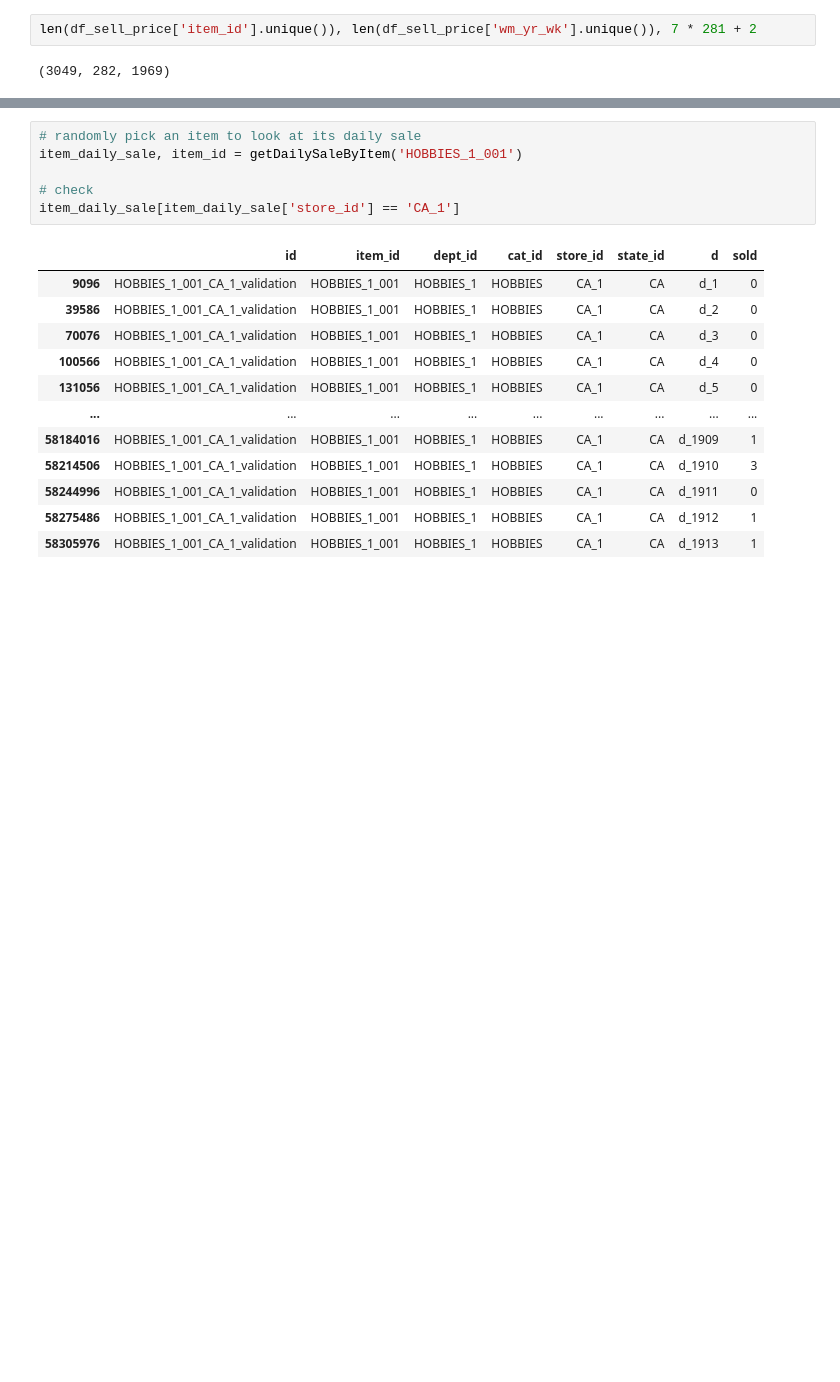
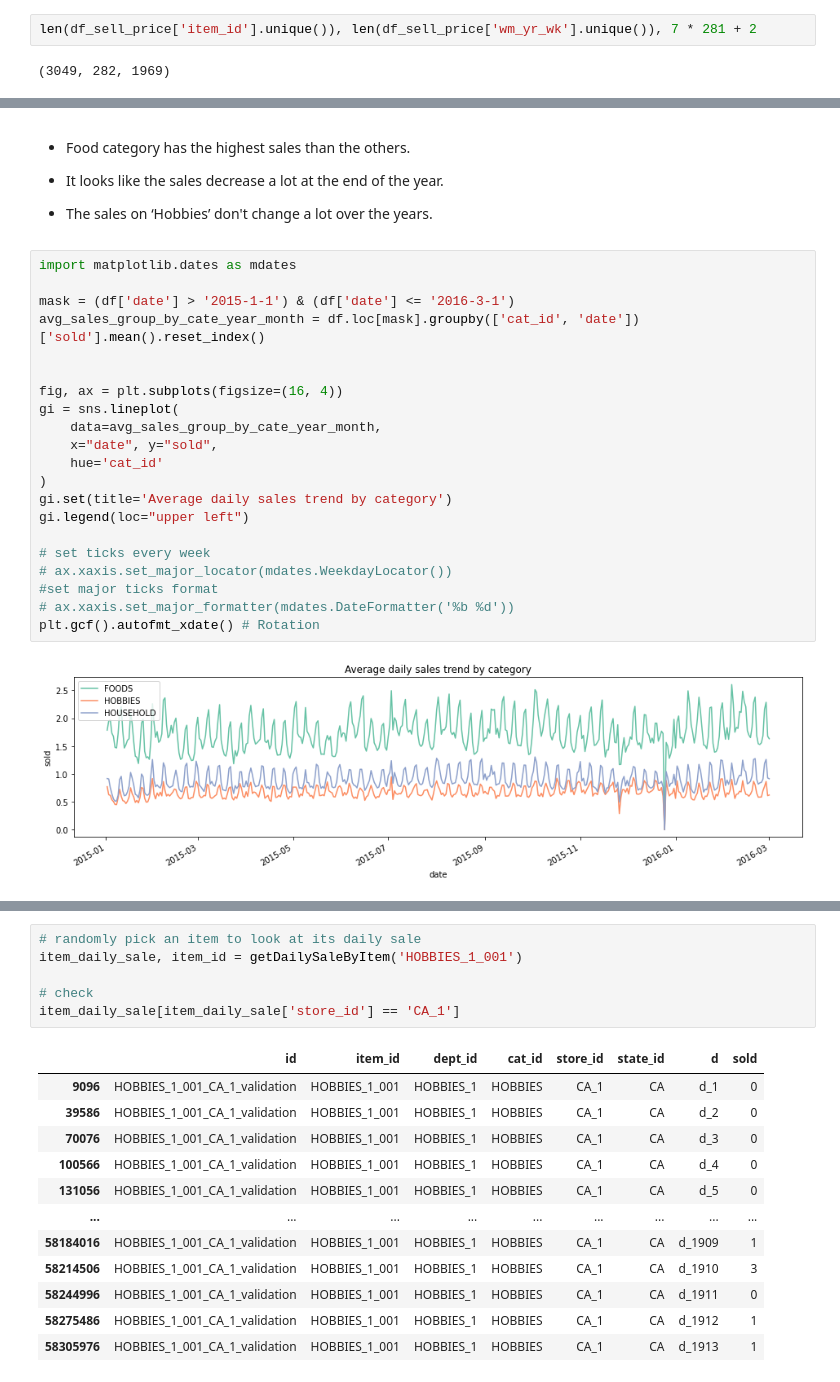
Before and after one commit to kanitjompuk40/GroupWork, a Jupyter notebook: AML/EDA-Panpan.ipynb, the cells around one changed output, grey strips where cells are left out. Cells and saved outputs as stored; diff of their text form; blank space fills up the shorter version.

```diff
--- a/AML/EDA-Panpan.ipynb
+++ b/AML/EDA-Panpan.ipynb
@@ -475,0 +648,31 @@ def getDailySaleByStore(store_id=None):
+# %% [markdown]
+- Food category has the highest sales than the others.
+
+
+- It looks like the sales decrease a lot at the end of the year.
+
+
+- The sales on ‘Hobbies’ don't change a lot over the years.
+# %%
+import matplotlib.dates as mdates
+
+mask = (df['date'] > '2015-1-1') & (df['date'] <= '2016-3-1')
+avg_sales_group_by_cate_year_month = df.loc[mask].groupby(['cat_id', 'date'])['sold'].mean().reset_index()
+
+
+fig, ax = plt.subplots(figsize=(16, 4))
+gi = sns.lineplot(
+    data=avg_sales_group_by_cate_year_month,
+    x="date", y="sold",
+    hue='cat_id'
+)
+gi.set(title='Average daily sales trend by category')
+gi.legend(loc="upper left")
+
+# set ticks every week
+# ax.xaxis.set_major_locator(mdates.WeekdayLocator())
+#set major ticks format
+# ax.xaxis.set_major_formatter(mdates.DateFormatter('%b %d'))
+plt.gcf().autofmt_xdate() # Rotation
+# %% [output]
+[figure, added]
```
Also changed, not shown: parts of 125 cells of this notebook, 1 other file.
